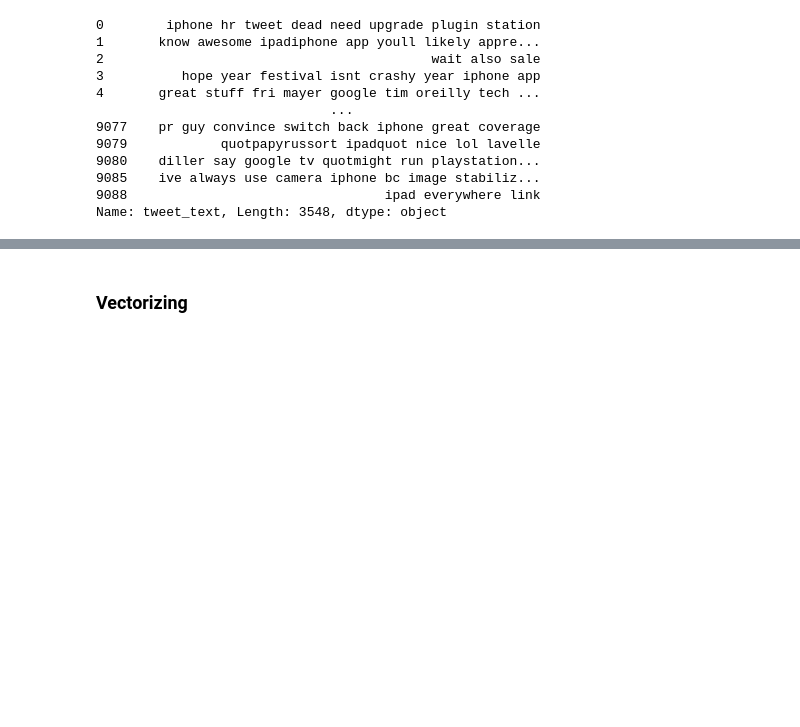
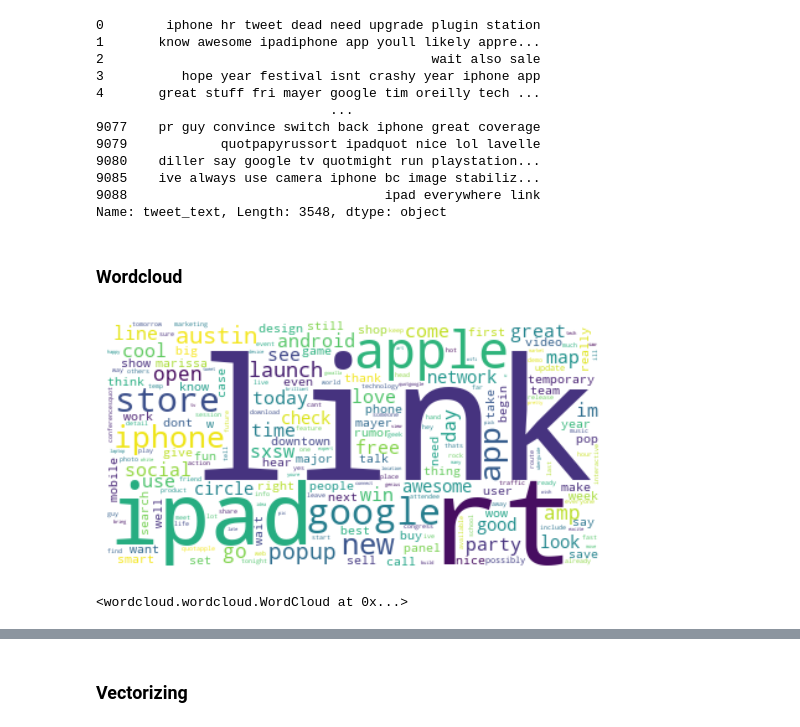
Before and after one commit to Kellyajara/NLP-Tweet-Classification, a Jupyter notebook: Project Notebook _2 features .ipynb, the cells around one changed output, grey strips where cells are left out. Drawn from its saved outputs; the diff is of its cells as text; code cells hidden in the pictures; blank space fills up the shorter version.

Commit message:
adding visuals

```diff
--- a/Project Notebook _2 features .ipynb
+++ b/Project Notebook _2 features .ipynb
@@ -227,3 +230,5 @@ df3
 9085    ive always use camera iphone bc image stabiliz...
 9088                                 ipad everywhere link
 Name: tweet_text, Length: 3548, dtype: object
+# %% [markdown]
+### Wordcloud
@@ -229,0 +237,12 @@ Name: tweet_text, Length: 3548, dtype: object
+# %%
+pos_text = " ".join(df2[df2['emotion'] == 'Positive emotion']['norm_tweet'])
+
+word_cloud = WordCloud(collocations = False, background_color = 'white').generate(pos_text)
+
+plt.imshow(word_cloud, interpolation = 'bilinear')
+
+plt.axis('off')
+plt.show()
+# %% [output]
+[figure, added]
+<wordcloud.wordcloud.WordCloud at 0x...>
```
Also changed, not shown: parts of 55 cells of this notebook, 3 other files.
